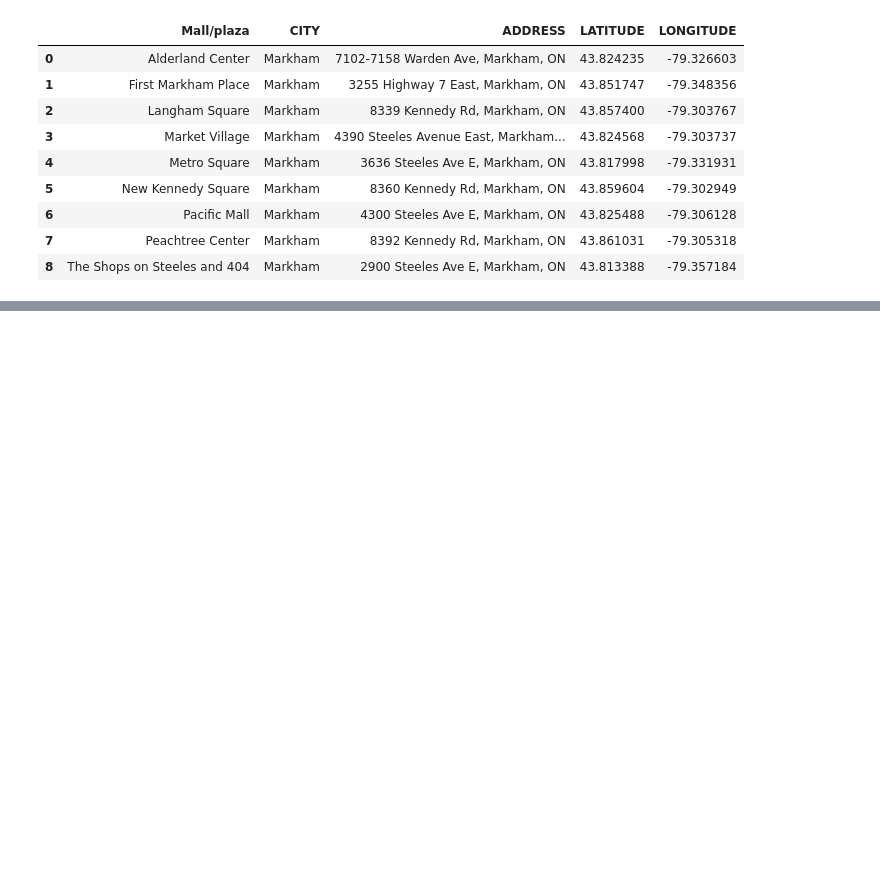
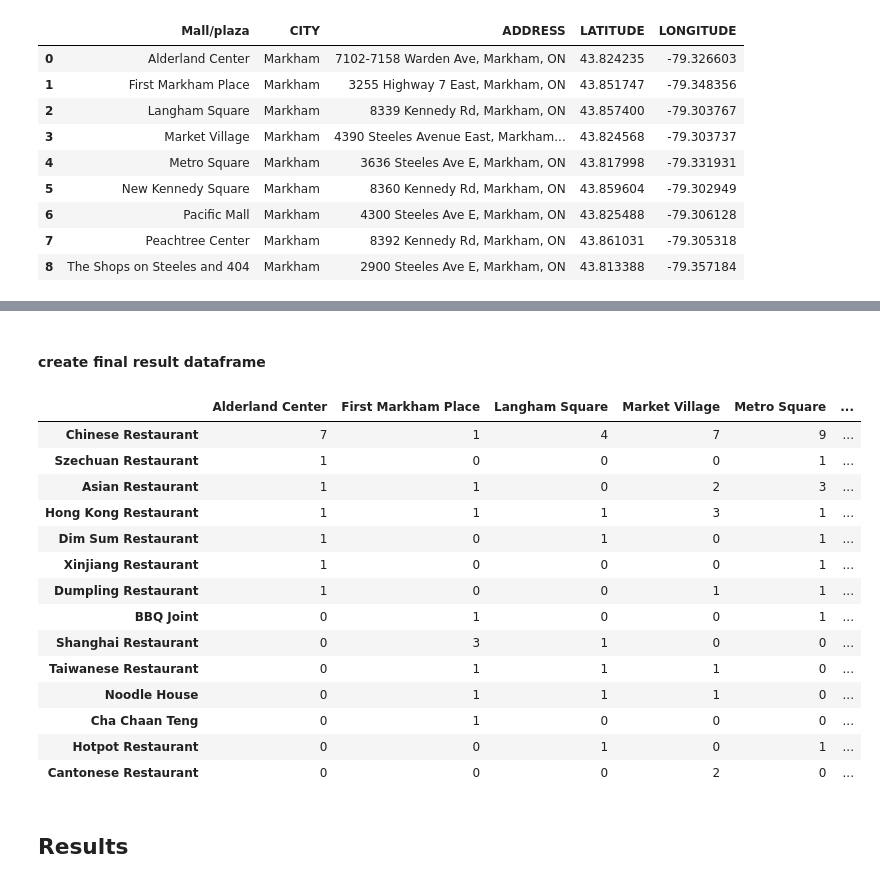
Before and after one commit to kunzaizhao/Coursera_Capstone, a Jupyter notebook: Battle_of_Neighborhoods_project.ipynb, the cells around one changed output, grey strips where cells are left out. Drawn from its saved outputs; the diff is of its cells as text; code cells hidden in the pictures; blank space fills up the shorter version.

```diff
--- a/Battle_of_Neighborhoods_project.ipynb
+++ b/Battle_of_Neighborhoods_project.ipynb
@@ -783,0 +804,33 @@ chinese_cuisine[['Mall/plaza','Venue', 'Venue Category']].groupby(by = ['Mall/pl
+# %% [markdown]
+#### create final result dataframe
+# %%
+# columns
+mall_n_plaza = chinese_cuisine['Mall/plaza'].unique().tolist()
+#index
+chinese_cuisine_type = chinese_cuisine['Venue Category'].unique().tolist()
+#count
+count = np.zeros((len(chinese_cuisine_type), len(mall_n_plaza)), dtype = int)
+
+for col_idx, mnp in enumerate(mall_n_plaza):
+    for idx, category in enumerate(chinese_cuisine_count.loc[mnp].index.values.tolist()):
+        count[chinese_cuisine_type.index(category), col_idx] = chinese_cuisine_count.loc[(mnp, category)].values[0]
+final_count = pd.DataFrame(data = count, index = chinese_cuisine_type, columns = mall_n_plaza)
+final_count
+# %% [output]
+|  | Alderland Center | First Markham Place | Langham Square | Market Village | Metro Square | ... |
+| Chinese Restaurant | 7 | 1 | 4 | 7 | 9 | ... |
+| Szechuan Restaurant | 1 | 0 | 0 | 0 | 1 | ... |
+| Asian Restaurant | 1 | 1 | 0 | 2 | 3 | ... |
+| Hong Kong Restaurant | 1 | 1 | 1 | 3 | 1 | ... |
+| Dim Sum Restaurant | 1 | 0 | 1 | 0 | 1 | ... |
+| Xinjiang Restaurant | 1 | 0 | 0 | 0 | 1 | ... |
+| Dumpling Restaurant | 1 | 0 | 0 | 1 | 1 | ... |
+| BBQ Joint | 0 | 1 | 0 | 0 | 1 | ... |
+| Shanghai Restaurant | 0 | 3 | 1 | 0 | 0 | ... |
+| Taiwanese Restaurant | 0 | 1 | 1 | 1 | 0 | ... |
+| Noodle House | 0 | 1 | 1 | 1 | 0 | ... |
+| Cha Chaan Teng | 0 | 1 | 0 | 0 | 0 | ... |
+| Hotpot Restaurant | 0 | 0 | 1 | 0 | 1 | ... |
+| Cantonese Restaurant | 0 | 0 | 0 | 2 | 0 | ... |
+# %% [markdown]
+## Results <a name="results"></a>
```
Also changed, not shown: parts of 27 cells of this notebook.
